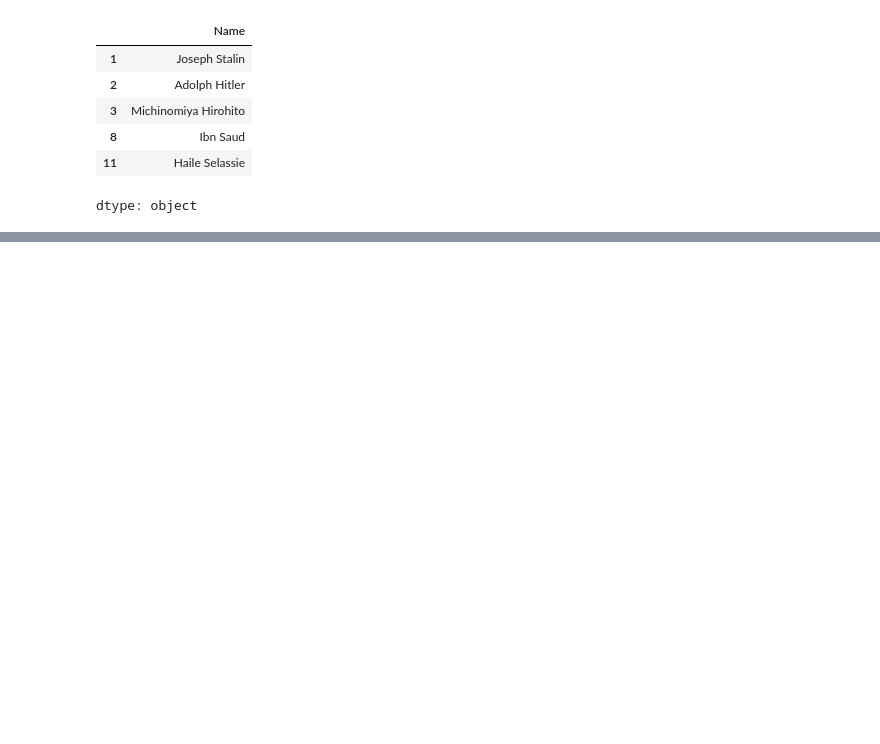
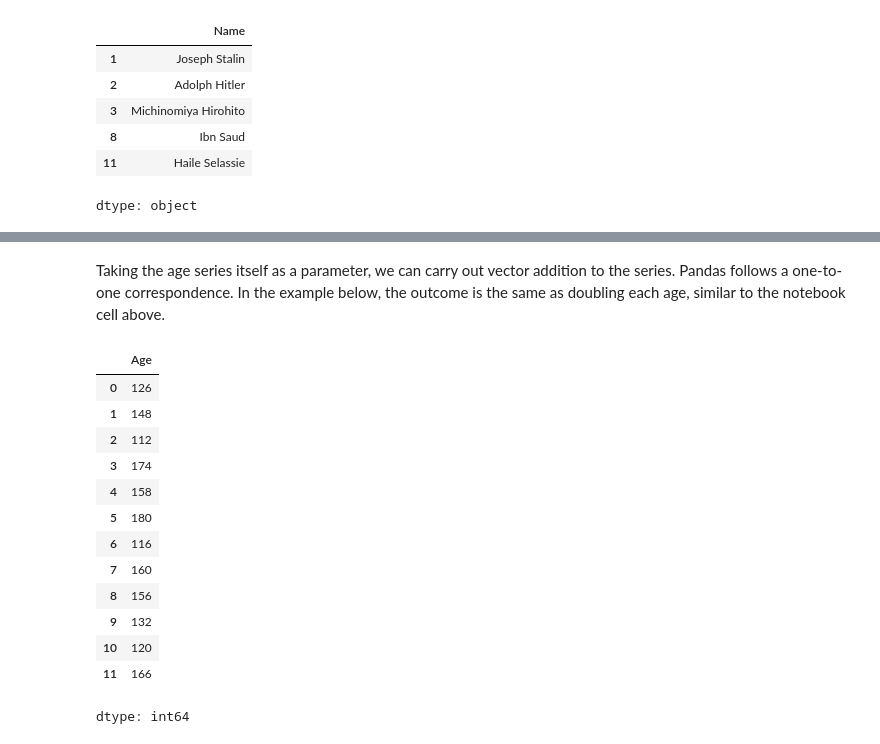
Before and after one commit to csaatechnicalarts/ML_Bootcamp, a Jupyter notebook: Pandas_02_SeriesIntro.ipynb, the cells around one changed output, grey strips where cells are left out. Saved outputs shown, nothing was run; the diff lists cells and outputs as text; code cells hidden in the pictures; blank space fills up the shorter version.

```diff
--- a/Pandas_02_SeriesIntro.ipynb
+++ b/Pandas_02_SeriesIntro.ipynb
@@ -197,0 +234,19 @@ dtype: object
+# %% [markdown]
+Taking the age series itself as a parameter, we can carry out vector addition to the series. Pandas follows a one-to-one correspondence. In the example below, the outcome is the same as doubling each age, similar to the notebook cell above.
+# %%
+age + age
+# %% [output]
+|  | Age |
+| 0 | 126 |
+| 1 | 148 |
+| 2 | 112 |
+| 3 | 174 |
+| 4 | 158 |
+| 5 | 180 |
+| 6 | 116 |
+| 7 | 160 |
+| 8 | 156 |
+| 9 | 132 |
+| 10 | 120 |
+| 11 | 166 |
+dtype: int64
```
Also changed, not shown: parts of 7 cells of this notebook.
